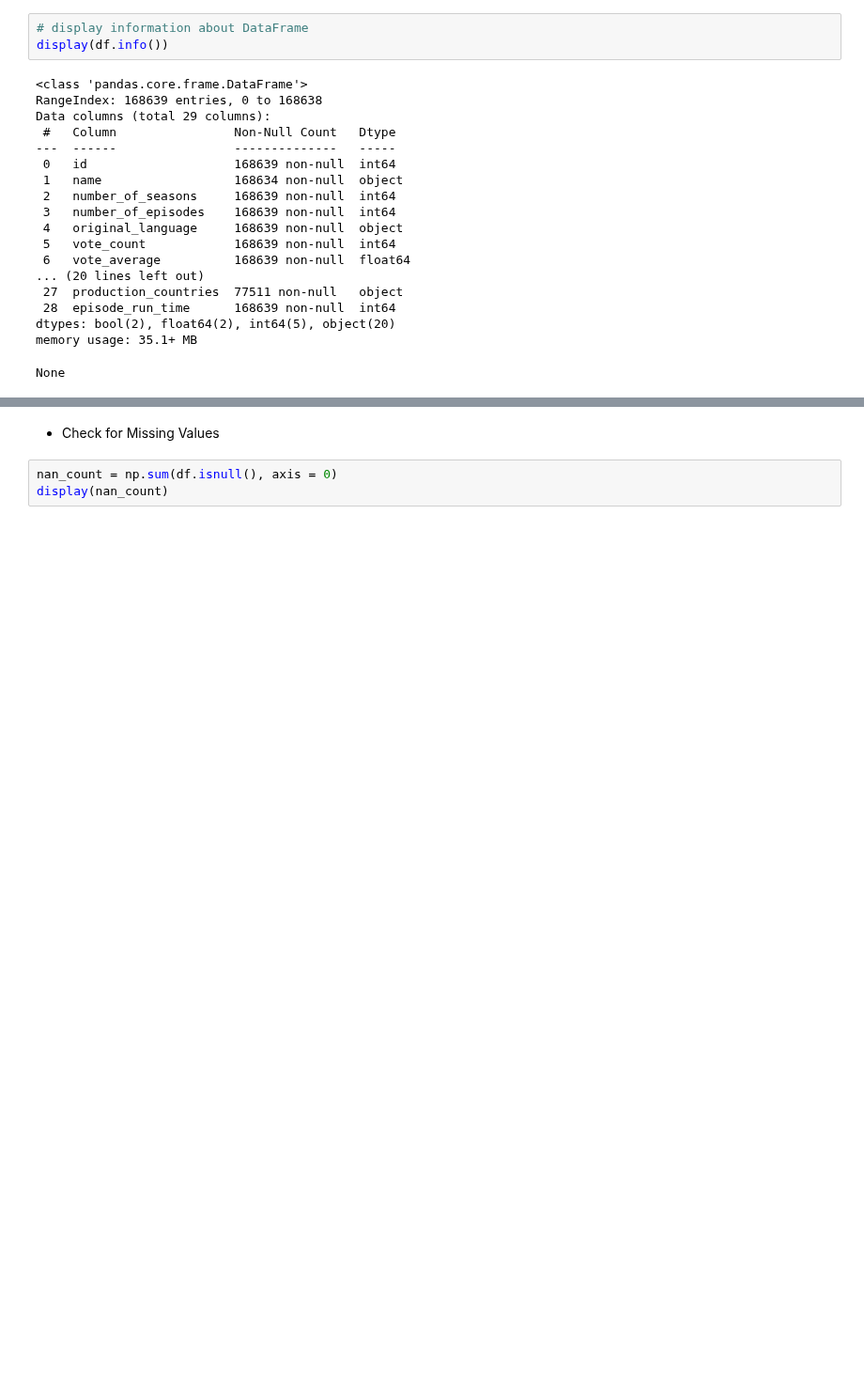
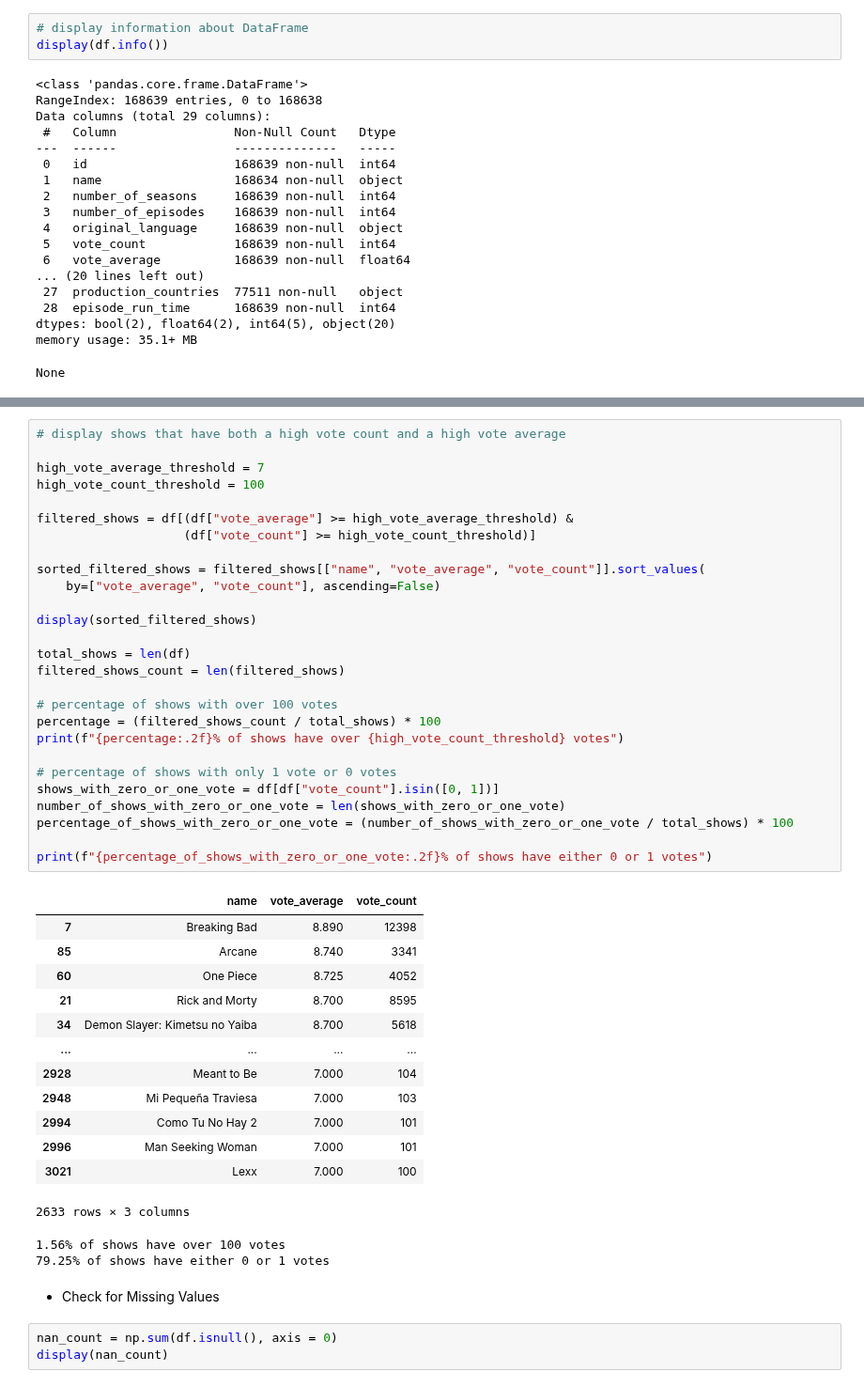
Before and after one commit to DirecTV-Team1A-NextGen-Rec/directv_tvrec, a Jupyter notebook: DirecTV_Data_Understanding_Safia.ipynb, the cells around one changed output, grey strips where cells are left out. Shown at 94% size. Saved outputs shown, nothing was run; the diff lists cells and outputs as text; blank space fills up the shorter version.

```diff
--- a/DirecTV_Data_Understanding_Safia.ipynb
+++ b/DirecTV_Data_Understanding_Safia.ipynb
@@ -79,3 +124,46 @@ None
+# %%
+# display shows that have both a high vote count and a high vote average
+
+high_vote_average_threshold = 7
+high_vote_count_threshold = 100
+
+filtered_shows = df[(df["vote_average"] >= high_vote_average_threshold) &
+                    (df["vote_count"] >= high_vote_count_threshold)]
+
+sorted_filtered_shows = filtered_shows[["name", "vote_average", "vote_count"]].sort_values(
+    by=["vote_average", "vote_count"], ascending=False)
+
+display(sorted_filtered_shows)
+
+total_shows = len(df)
+filtered_shows_count = len(filtered_shows)
+
+# percentage of shows with over 100 votes
+percentage = (filtered_shows_count / total_shows) * 100
+print(f"{percentage:.2f}% of shows have over {high_vote_count_threshold} votes")
+
+# percentage of shows with only 1 vote or 0 votes
+shows_with_zero_or_one_vote = df[df["vote_count"].isin([0, 1])]
+number_of_shows_with_zero_or_one_vote = len(shows_with_zero_or_one_vote)
+percentage_of_shows_with_zero_or_one_vote = (number_of_shows_with_zero_or_one_vote / total_shows) * 100
+
+print(f"{percentage_of_shows_with_zero_or_one_vote:.2f}% of shows have either 0 or 1 votes")
+# %% [output]
+|  | name | vote_average | vote_count |
+| 7 | Breaking Bad | 8.890 | 12398 |
+| 85 | Arcane | 8.740 | 3341 |
+| 60 | One Piece | 8.725 | 4052 |
+| 21 | Rick and Morty | 8.700 | 8595 |
+| 34 | Demon Slayer: Kimetsu no Yaiba | 8.700 | 5618 |
+| ... | ... | ... | ... |
+| 2928 | Meant to Be | 7.000 | 104 |
+| 2948 | Mi Pequeña Traviesa | 7.000 | 103 |
+| 2994 | Como Tu No Hay 2 | 7.000 | 101 |
+| 2996 | Man Seeking Woman | 7.000 | 101 |
+| 3021 | Lexx | 7.000 | 100 |
+2633 rows × 3 columns
+1.56% of shows have over 100 votes
+79.25% of shows have either 0 or 1 votes
 # %% [markdown]
 * Check for Missing Values
 # %%
```
Also changed, not shown: parts of 2 cells of this notebook.
